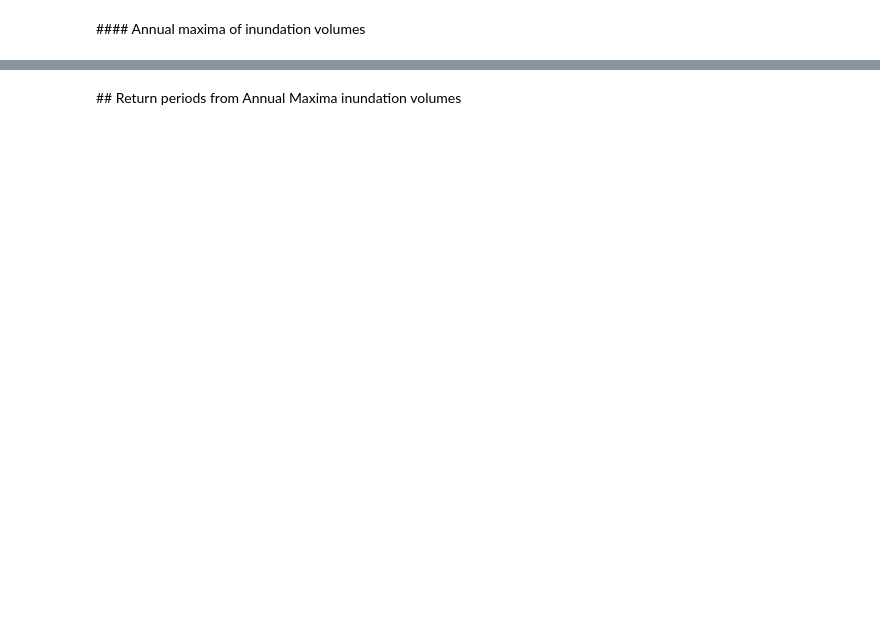
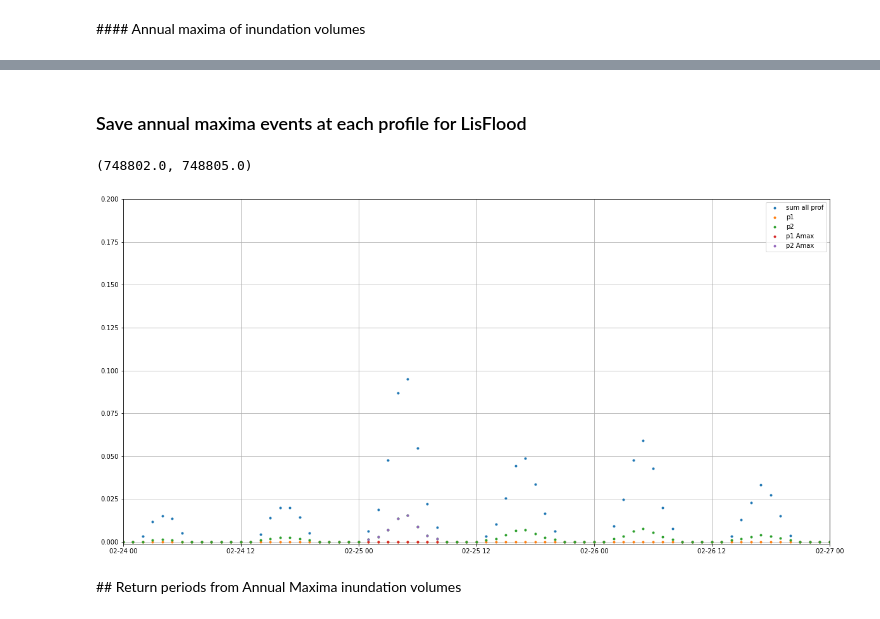
Before and after one commit to ripolln/teslakit, a Jupyter notebook: notebooks/KWAJALEIN/03_Nearshore/06_HYSWASH_to_inundation.ipynb, the cells around one changed output, grey strips where cells are left out. Saved outputs shown, nothing was run; the diff lists cells and outputs as text; code cells hidden in the pictures; blank space fills up the shorter version.

```diff
--- a/notebooks/KWAJALEIN/03_Nearshore/06_HYSWASH_to_inundation.ipynb
+++ b/notebooks/KWAJALEIN/03_Nearshore/06_HYSWASH_to_inundation.ipynb
@@ -442,3 +454,5 @@ Dimensions:         (n_sim: 9, year: 100)
 100
 100
 100
+# %% [markdown]
+### Save annual maxima events at each profile for LisFlood
@@ -445,3 +513,34 @@ Dimensions:         (n_sim: 9, year: 100)
+# %%
+# Plot
+
+n=1
+p1=3
+p2=15
+
+#print(vol_all_AMax.time.sel(n_sim=n))
+
+plt.figure(figsize=(20,10))
+plt.plot(qru_all.time, qru_all.q.sel(n_sim=n), '.', label='sum all prof')
+plt.plot(qru.time, qru.q.sel(n_sim=n, profile=p1), '.', label='p1')
+plt.plot(qru.time, qru.q.sel(n_sim=n, profile=p2), '.', label='p2')
+
+plt.plot(qru_out.time, qru_out.q.sel(n_sim=n, profile=p1), '.', label='p1 Amax')
+plt.plot(qru_out.time, qru_out.q.sel(n_sim=n, profile=p2), '.', label='p2 Amax')
+
+plt.legend()
+plt.grid()
+plt.ylim(-0.001,.2)
+plt.xlim(datetime(2051,2,24), datetime(2051,2,27))
+#plt.xlim(datetime(2071,2,14), datetime(2071,2,16))
+
+#print(qru_all.q.sel(n_sim=n, time=slice(datetime(2071,2,14), datetime(2071,2,16))))
+#print(qru_out.q.sel(n_sim=n,  profile=p1, time=slice(datetime(2071,2,14), datetime(2071,2,16))))
+#print(qru_out.q.sel(n_sim=n,  profile=p2, time=slice(datetime(2071,2,14), datetime(2071,2,16))))
+
+#print(qru_all.q.sel(n_sim=n, time=datetime(2071,2,15,3)))
+# %% [output]
+(748802.0, 748805.0)
+[figure, added]
 # %% [markdown]
 
 ## Return periods from Annual Maxima inundation volumes
```
Also changed, not shown: parts of 28 cells of this notebook, 12 other files.
